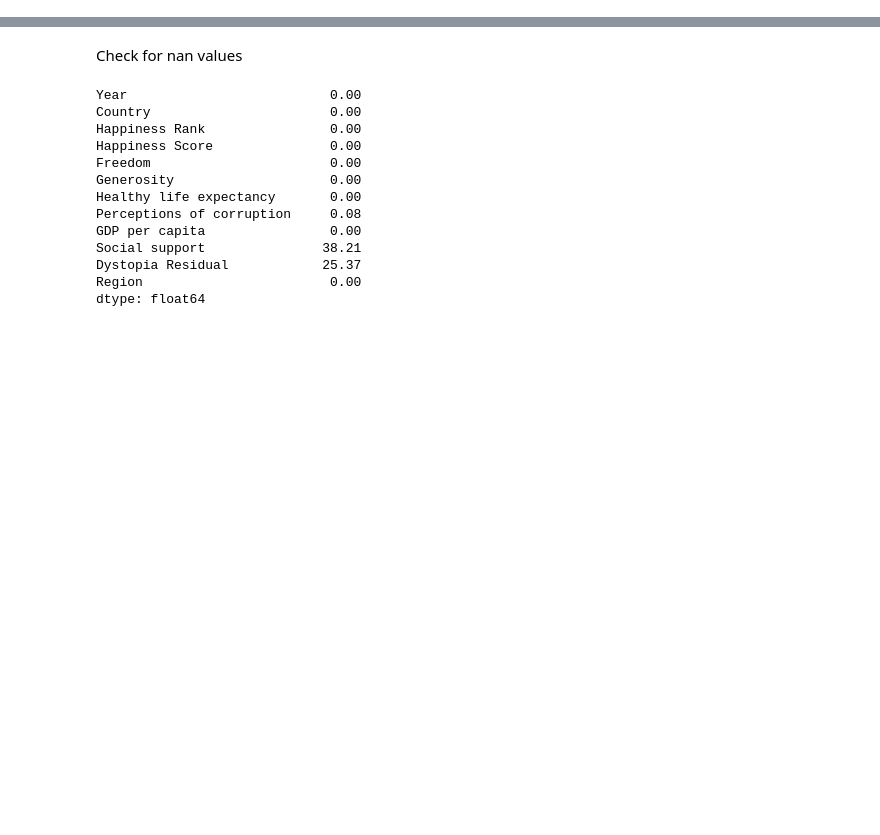
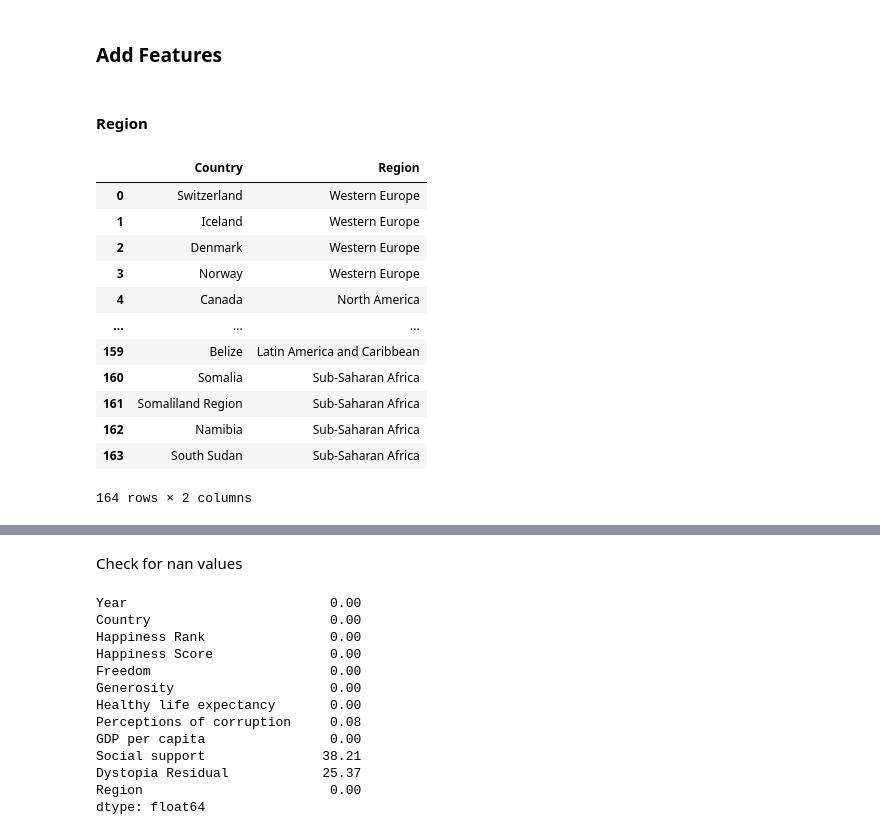
Before and after one commit to gabis96/ML-models-comparison, a Jupyter notebook: notebooks/2.feature_engineering.ipynb, the cells around one changed output, grey strips where cells are left out. Saved outputs shown, nothing was run; the diff lists cells and outputs as text; code cells hidden in the pictures; blank space fills up the shorter version.

Commit message:
Stable state: add data scources and refactor code.

```diff
--- a/notebooks/2.feature_engineering.ipynb
+++ b/notebooks/2.feature_engineering.ipynb
@@ -57,0 +59,44 @@ memory usage: 115.4+ KB
+# %% [markdown]
+###  Add Features
+# %% [markdown]
+#### Region
+# %%
+# Read region data from datasets of 2015 and 2016
+df_2015 = pd.read_csv('../data/raw/HappinessScore2015.csv')
+df_2016 = pd.read_csv('../data/raw/HappinessScore2016.csv')
+
+# Datasets from 2015 and 2016 have the region information.
+regions_df = df_2015[['Country', 'Region']].merge(df_2016[['Country', 'Region']], on='Country', how = 'outer')
+regions_df['Region'] = regions_df['Region_x'].fillna(regions_df['Region_y'])
+regions_df = regions_df.drop(['Region_x', 'Region_y'], axis=1)
+# %%
+# Apply same renaming
+countries_name_map = {
+    'Macedonia' : 'North Macedonia',
+    'Congo' : 'Congo (Kinshasa)',
+    'Taiwan' : 'Taiwan Province of China',
+    'Swaziland' : 'Eswatini, Kingdom of',
+    'Northern Cyprus' : 'North Cyprus',
+    'Hong Kong' : 'Hong Kong S.A.R. of China',
+    'Hong Kong S.A.R., China' : 'Hong Kong S.A.R. of China',
+    'Czech Republic' : 'Czechia',
+    'Trinidad & Tobago': 'Trinidad and Tobago'
+}
+
+# Lets map the names of the countries
+regions_df['Country'] = regions_df['Country'].replace(countries_name_map)
+regions_df
+# %% [output]
+|  | Country | Region |
+| 0 | Switzerland | Western Europe |
+| 1 | Iceland | Western Europe |
+| 2 | Denmark | Western Europe |
+| 3 | Norway | Western Europe |
+| 4 | Canada | North America |
+| ... | ... | ... |
+| 159 | Belize | Latin America and Caribbean |
+| 160 | Somalia | Sub-Saharan Africa |
+| 161 | Somaliland Region | Sub-Saharan Africa |
+| 162 | Namibia | Sub-Saharan Africa |
+| 163 | South Sudan | Sub-Saharan Africa |
+164 rows × 2 columns
```
Also changed, not shown: parts of 11 cells of this notebook, 39 other files.
